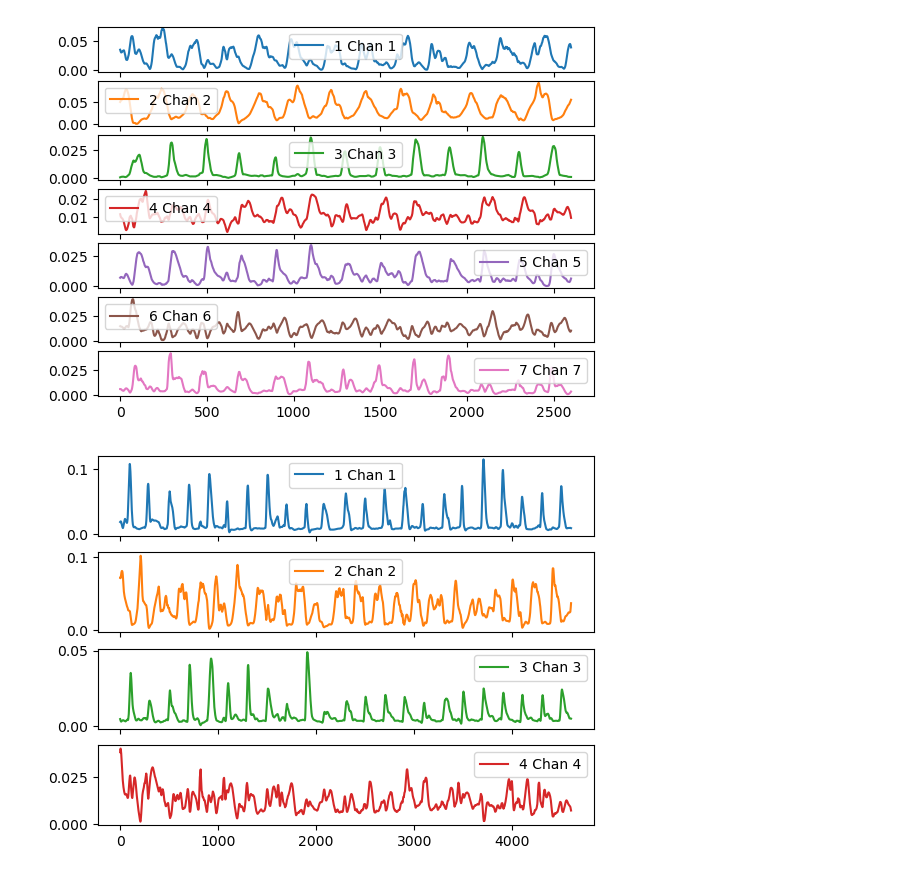
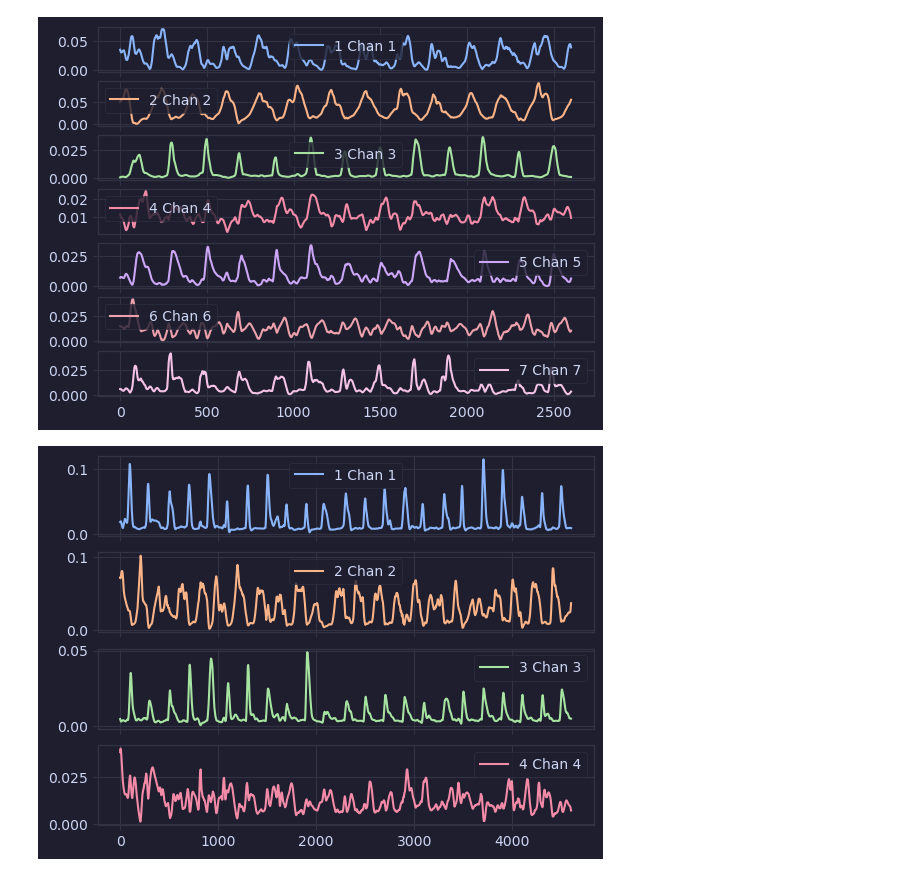
Before and after one commit to Kenmac589/lab-analysis, a Jupyter notebook: emg/synergies/exploration.ipynb, the cells around one changed output. Saved outputs shown, nothing was run; the diff lists cells and outputs as text; code cells hidden in the pictures.

```diff
--- a/emg/synergies/exploration.ipynb
+++ b/emg/synergies/exploration.ipynb
@@ -3,6 +5,8 @@ import pandas as pd
 import matplotlib.pyplot as plt
 import numpy as np
 # %%
+mpl.style.use(["ggplot", "mocha"])
+
 data_path = './predtx-non-primitives.txt'
 data_input = pd.read_csv(data_path, header=0)
 data_input.plot(subplots=True)
@@ -27,2 +31,2 @@ plt.show()
-[figure, old version]
+[figure, new version]
-[figure, old version]
+[figure, new version]
```
Also changed, not shown: parts of 2 cells of this notebook, 2 other files.
